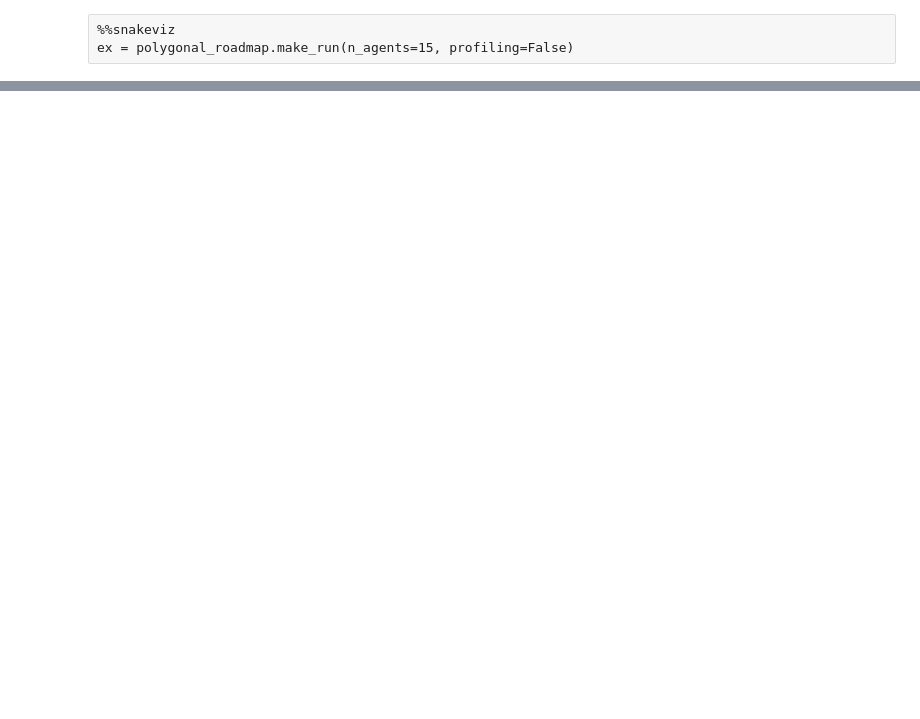
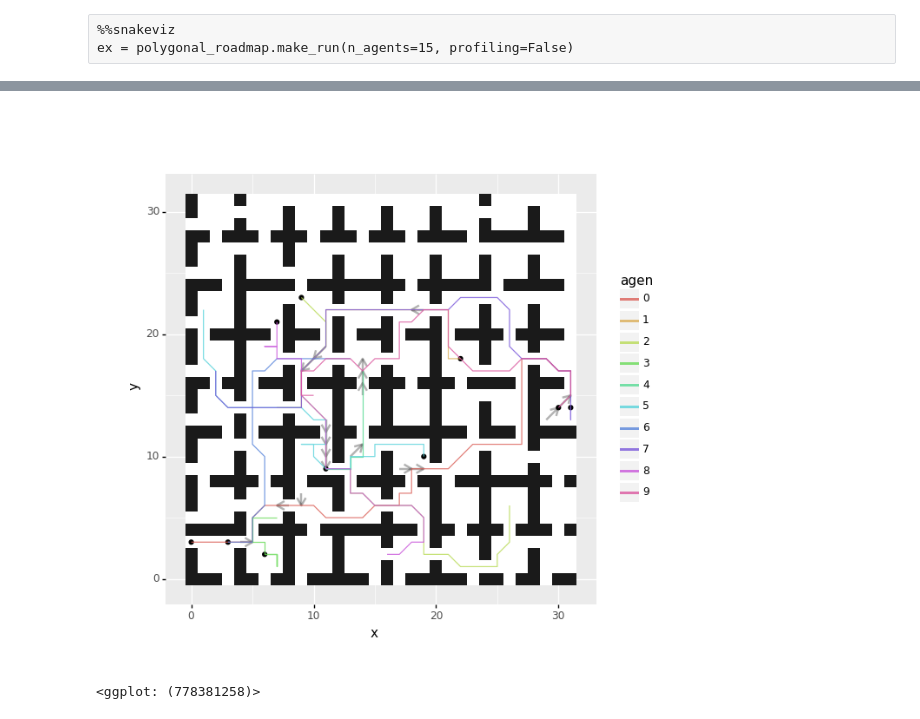
Before and after one commit to ovgu-FINken/polygonal_roadmaps, a Jupyter notebook: Pathfinding.ipynb, the cells around one changed output, grey strips where cells are left out. Drawn from its saved outputs; the diff is of its cells as text; code cells hidden in the pictures; blank space fills up the shorter version.

```diff
--- a/Pathfinding.ipynb
+++ b/Pathfinding.ipynb
@@ -106,6 +73,0 @@ del x
-# %%
-def plot_timestep(t, df, df_obstacles, df_priorities=df_prio):
-    if df_priorities is None:
-        return ggplot(df_obstacles, aes(x="x", y="y")) + geom_tile(aes(fill="status")) + guides(fill=None) + scale_fill_gray(start=0.1, end=1) + geom_point(df.loc[df.t.eq(t)], aes(x="x", y="y", color="agent")) + geom_path(df, aes(x="x", y="y", color="agent",group="agent")) + coord_fixed(ratio=1)
-    return ggplot(df_obstacles, aes(x="x", y="y")) + geom_tile(aes(fill="status")) + guides(fill=None) + scale_fill_gray(start=0.1, end=1)  + geom_segment(df_prio, aes(x="x0", y="y0", xend="x1", yend="y1", color="i"), alpha=0.3, size=1, arrow=arrow(length=0.1)) + scale_color_gradient(low="yellow", high="blue") + geom_point(df.loc[df.t.eq(t)], aes(x="x", y="y")) + geom_path(df, aes(x="x", y="y", group="agent"),alpha=0.3) + coord_fixed(ratio=1)
-plot_timestep(27, df_history, df_obstacles, df_priorities="Test")
@@ -154,0 +94,27 @@ d[1].loc[d[1].function.eq('(astar_path)')].ncalls
+# %%
+SCEN = 'room-32-32-4-even-6.scen'
+run_data = d[0]['CCR.yml', 'even', SCEN]
+prio_data = run_data.planner_step_history[0]['priorities']
+x = []
+for i, p in enumerate(prio_data):
+    x.append({'x0' : p[0][0],
+              'x1' : p[1][0],
+              'y0' : p[0][1],
+              'y1' : p[1][1],
+              'i' : i})
+df_prio = pd.DataFrame(x)
+del x
+
+env = polygonal_roadmap.MapfInfoEnvironment(f'even/{SCEN}', n_agents=10)
+ex = polygonal_roadmap.Executor(env, None, None)
+ex.history = run_data.history
+df_history=ex.get_history_as_dataframe()
+df_history.agent = df_history.agent.astype('category')
+df_obstacles = env.get_obstacle_df()
+# %%
+def plot_timestep(t, df, df_obstacles, prio_data):
+    return ggplot(df_obstacles, aes(x="x", y="y")) + geom_tile(aes(fill="status")) + guides(fill=None) + scale_fill_gray(start=0.1, end=1)  + geom_segment(df_prio, aes(x="x0", y="y0", xend="x1", yend="y1"), alpha=0.3, size=1, arrow=arrow(length=0.1)) + geom_point(df.loc[df.t.eq(t)], aes(x="x", y="y")) + geom_path(df, aes(x="x", y="y", color="agent", group="agent"),alpha=0.8) + coord_fixed(ratio=1)
+plot_timestep(0, df_history, df_obstacles, prio_data)#.save(f"{SCEN}.pdf")
+# %% [output]
+[figure, added]
+<ggplot: (778381258)>
```
Also changed, not shown: parts of 49 cells of this notebook.
